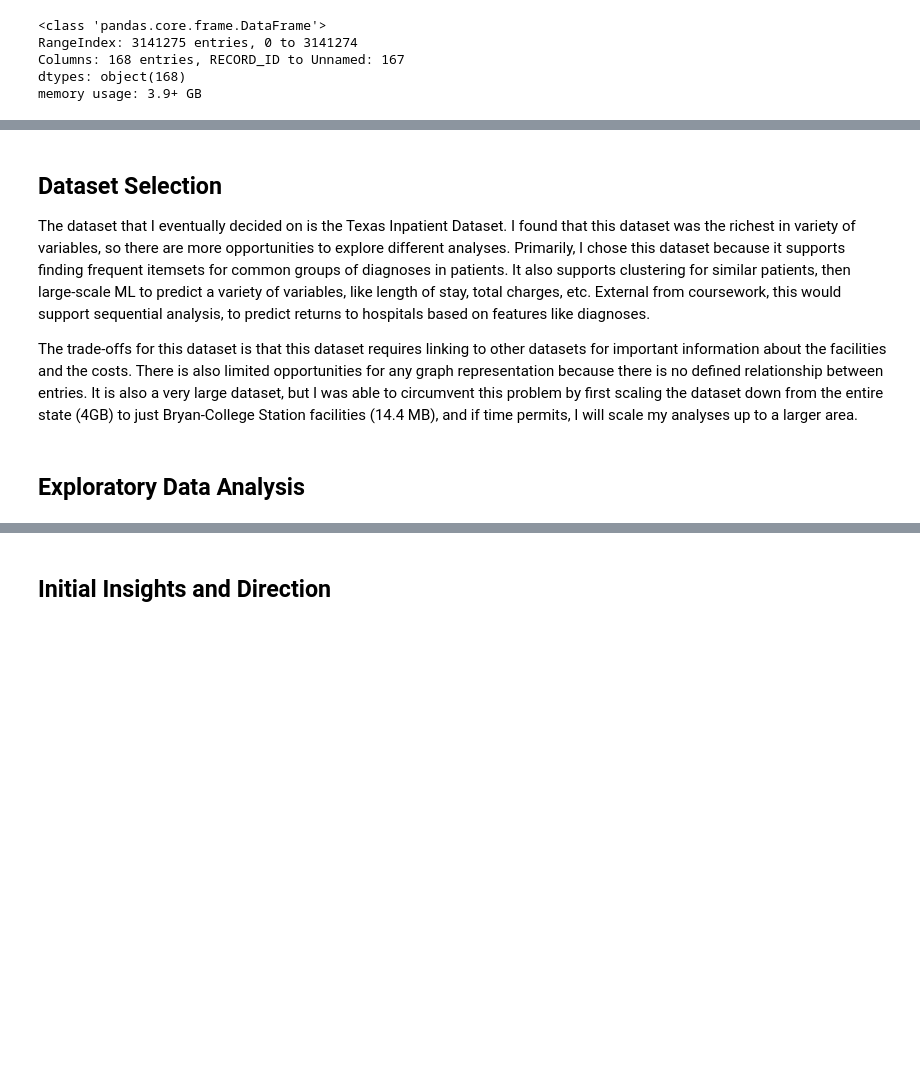
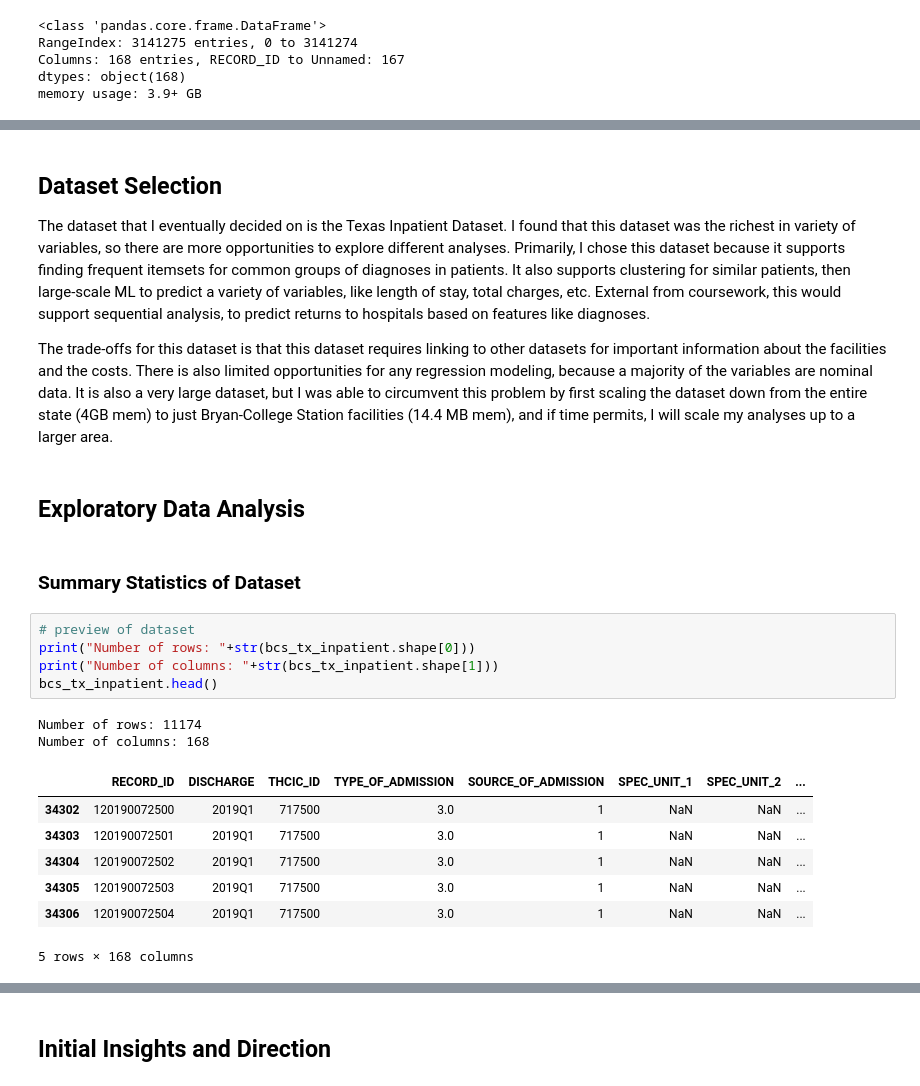
Before and after one commit to stellasdong/676_project, a Jupyter notebook: checkpoint1.ipynb, the cells around one changed output, grey strips where cells are left out. Saved outputs shown, nothing was run; the diff lists cells and outputs as text; blank space fills up the shorter version.

```diff
--- a/checkpoint1.ipynb
+++ b/checkpoint1.ipynb
@@ -136,6 +132,23 @@ memory usage: 14.4+ MB
 
 The dataset that I eventually decided on is the Texas Inpatient Dataset. I found that this dataset was the richest in variety of variables, so there are more opportunities to explore different analyses. Primarily, I chose this dataset because it supports finding frequent itemsets for common groups of diagnoses in patients. It also supports clustering for similar patients, then large-scale ML to predict a variety of variables, like length of stay, total charges, etc. External from coursework, this would support sequential analysis, to predict returns to hospitals based on features like diagnoses.
 
-The trade-offs for this dataset is that this dataset requires linking to other datasets for important information about the facilities and the costs. There is also limited opportunities for any graph representation because there is no defined relationship between entries. It is also a very large dataset, but I was able to circumvent this problem by first scaling the dataset down from the entire state (4GB) to just Bryan-College Station facilities (14.4 MB), and if time permits, I will scale my analyses up to a larger area.
+The trade-offs for this dataset is that this dataset requires linking to other datasets for important information about the facilities and the costs. There is also limited opportunities for any regression modeling, because a majority of the variables are nominal data. It is also a very large dataset, but I was able to circumvent this problem by first scaling the dataset down from the entire state (4GB mem) to just Bryan-College Station facilities (14.4 MB mem), and if time permits, I will scale my analyses up to a larger area.
 # %% [markdown]
 ## Exploratory Data Analysis
+# %% [markdown]
+### Summary Statistics of Dataset
+# %%
+# preview of dataset
+print("Number of rows: "+str(bcs_tx_inpatient.shape[0]))
+print("Number of columns: "+str(bcs_tx_inpatient.shape[1]))
+bcs_tx_inpatient.head()
+# %% [output]
+Number of rows: 11174
+Number of columns: 168
+|  | RECORD_ID | DISCHARGE | THCIC_ID | TYPE_OF_ADMISSION | SOURCE_OF_ADMISSION | SPEC_UNIT_1 | SPEC_UNIT_2 | ... |
+| 34302 | 120190072500 | 2019Q1 | 717500 | 3.0 | 1 | NaN | NaN | ... |
+| 34303 | 120190072501 | 2019Q1 | 717500 | 3.0 | 1 | NaN | NaN | ... |
+| 34304 | 120190072502 | 2019Q1 | 717500 | 3.0 | 1 | NaN | NaN | ... |
+| 34305 | 120190072503 | 2019Q1 | 717500 | 3.0 | 1 | NaN | NaN | ... |
+| 34306 | 120190072504 | 2019Q1 | 717500 | 3.0 | 1 | NaN | NaN | ... |
+5 rows × 168 columns
```
Also changed, not shown: parts of 24 cells of this notebook.
